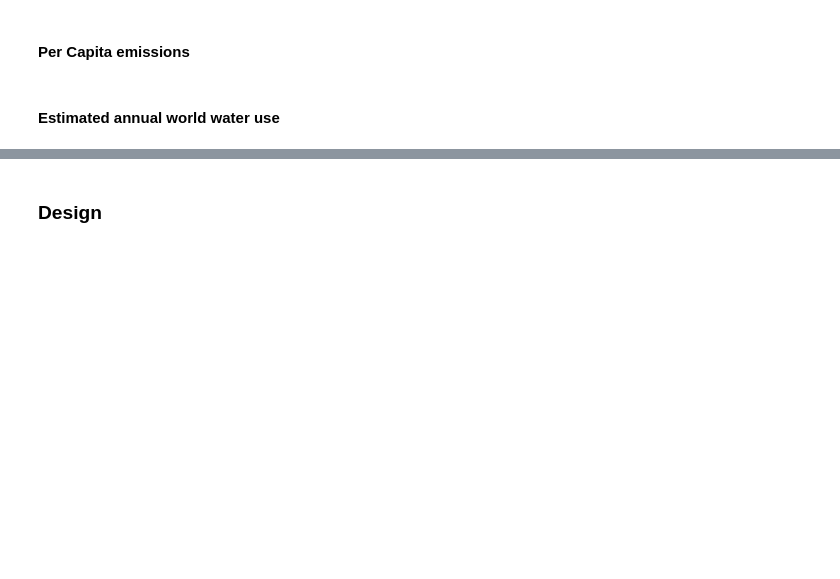
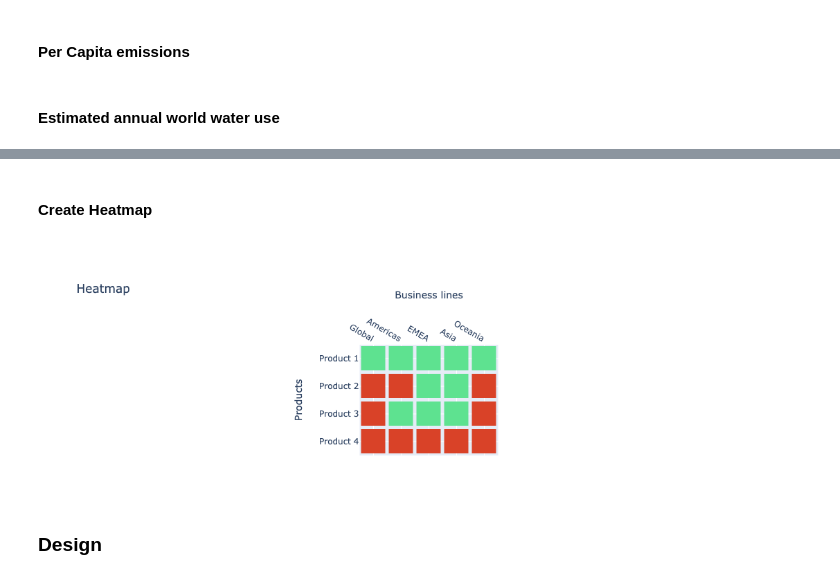
Before and after one commit to jupyter-naas/summer-dashboarding, a Jupyter notebook: dashboards/0-World situation/world-situation.ipynb, the cells around one changed output, grey strips where cells are left out. Cells and saved outputs as stored; diff of their text form; code cells hidden in the pictures; blank space fills up the shorter version.

```diff
--- a/dashboards/0-World situation/world-situation.ipynb
+++ b/dashboards/0-World situation/world-situation.ipynb
@@ -86,3 +164,61 @@ def annualwateruse():
+# %% [markdown]
+#### Create Heatmap
+# %%
+data = [[54.25, 65, 52, 51, 49],
+        [20, 16, 60, 80, 30],
+        [30, 60, 51, 59, 20],
+        [40, 30, 12, 25, 20]]
+df = pd.DataFrame(data)
+df
+
+title = "Heatmap"
+config = {'displayModeBar': False}
+
+def update_layout(fig, title=None, plot_bgcolor=None, showlegend=None, margin=None):
+    fig.update_layout(
+        title=title,
+        plot_bgcolor=plot_bgcolor,
+        #width=1200,
+        margin=margin,
+       #height=800,
+        showlegend=showlegend)
+    return fig
+
+def heatmap(df,
+            x,
+            y,
+            x_label,
+            y_label,
+            color,
+            colorscale=[[0, "#d94228"],[0.5, "#d94228"],[0.5, "#5ee290"],[1.0, "#5ee290"]],
+            title=None,
+            margin=None):
+    fig = go.Figure()
+    fig = px.imshow(df,
+                    labels=dict(x=x_label, y=y_label, color=color),
+                    x=x,
+                    y=y)
+    fig.update_xaxes(side="top")
+    fig.update_traces(xgap=5, selector=dict(type='heatmap'))
+    fig.update_traces(ygap=5, selector=dict(type='heatmap'))
+    fig.update_traces(dict(showscale=False,
+                           coloraxis=None,
+                           colorscale=colorscale),
+                           selector={'type':'heatmap'})
+    fig = update_layout(fig, title=title, margin=margin)
+    fig.show(config=config)
+    return fig
+
+heatmap = heatmap(df,
+              x=['Global', 'Americas', 'EMEA', 'Asia', 'Oceania'],
+              y=['Product 1', 'Product 2', 'Product 3', 'Product 4'],
+              x_label="Business lines",
+              y_label="Products",
+              color="Sales",
+              title=title,
+              margin=dict(l=0, r=0, t=150, b=50))
+# %% [output]
+[figure, added]
 # %% [markdown]
 ### Design
 # %% [markdown]
```
Also changed, not shown: parts of 9 cells of this notebook.
